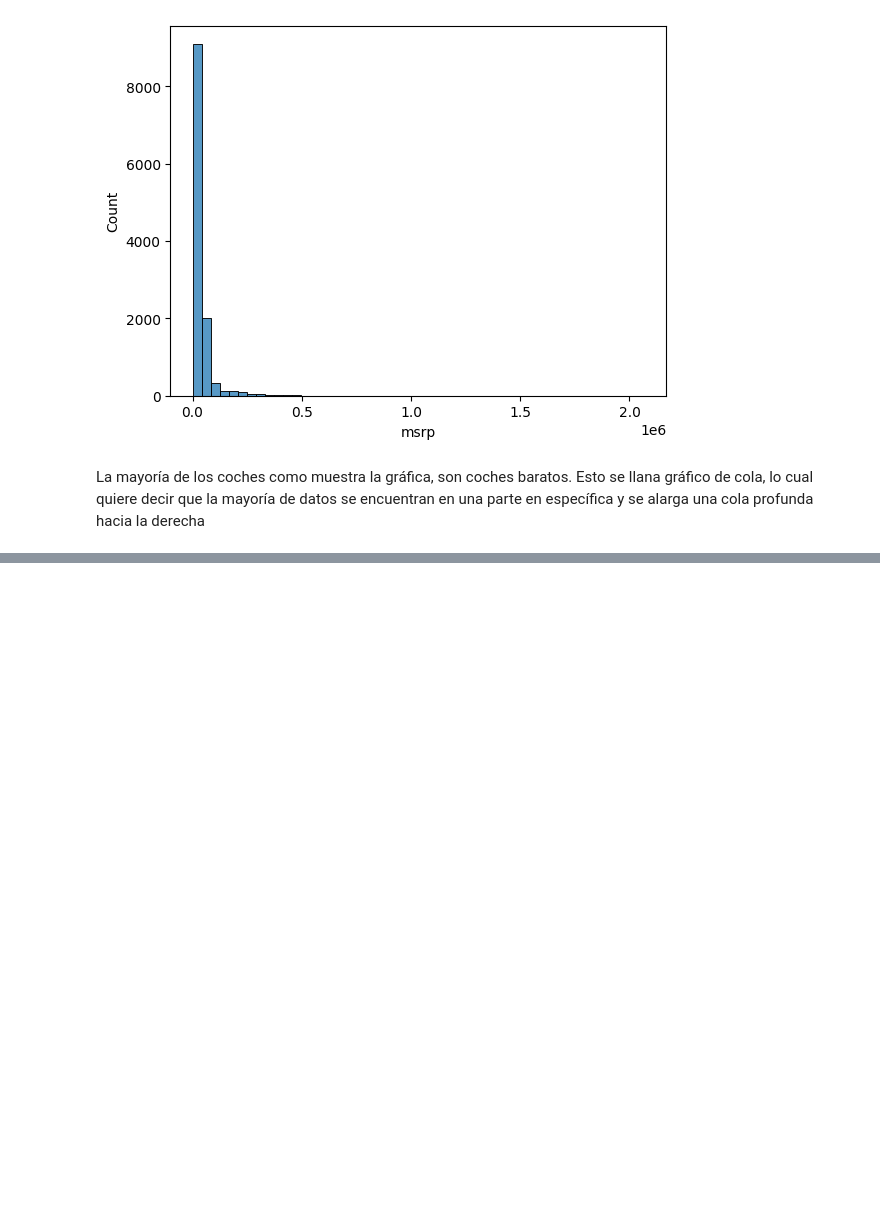
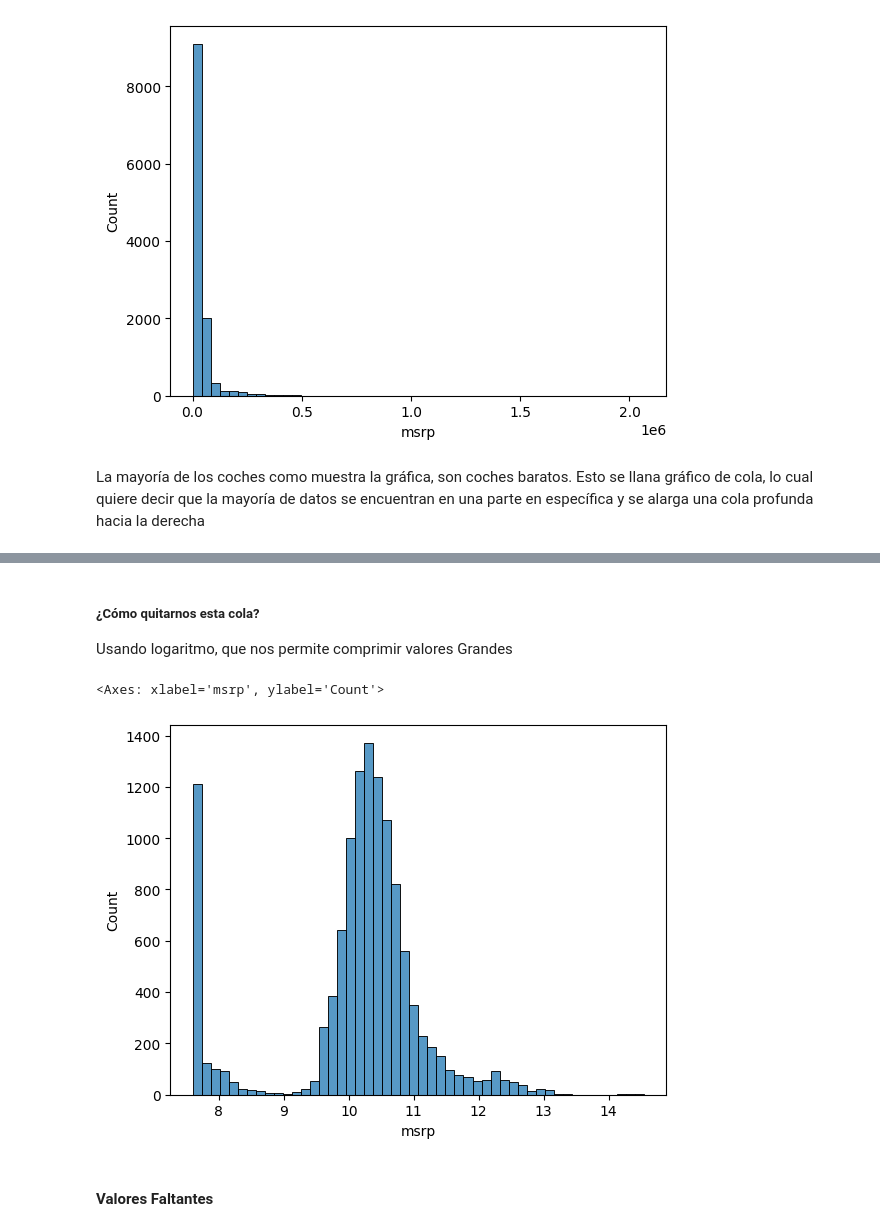
Before and after one commit to fabio2k3/machine-learning-zoomcamp, a Jupyter notebook: 2-linear-regression/car-features-and-msrp/car-features-and-msrp.ipynb, the cells around one changed output, grey strips where cells are left out. Cells and saved outputs as stored; diff of their text form; code cells hidden in the pictures; blank space fills up the shorter version.

```diff
--- a/2-linear-regression/car-features-and-msrp/car-features-and-msrp.ipynb
+++ b/2-linear-regression/car-features-and-msrp/car-features-and-msrp.ipynb
@@ -84,0 +91,12 @@ La mayoría de los coches como muestra la gráfica, son coches baratos. Esto se
+# %% [markdown]
+##### ¿Cómo quitarnos esta cola?
+
+Usando logaritmo, que nos permite comprimir valores Grandes
+# %%
+price_logs = np.log1p(df.msrp)
+sns.histplot(price_logs, bins=50)
+# %% [output]
+<Axes: xlabel='msrp', ylabel='Count'>
+[figure, added]
+# %% [markdown]
+#### Valores Faltantes
```
Also changed, not shown: parts of 9 cells of this notebook.
